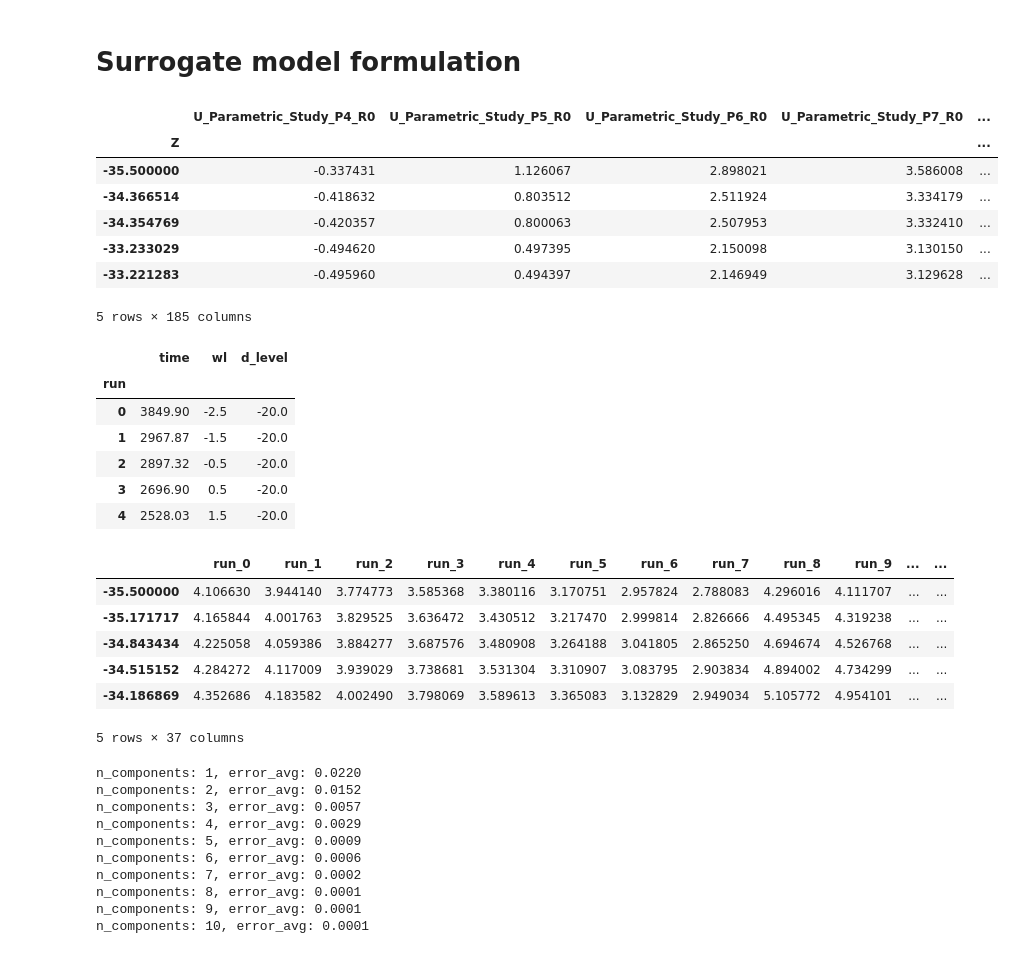
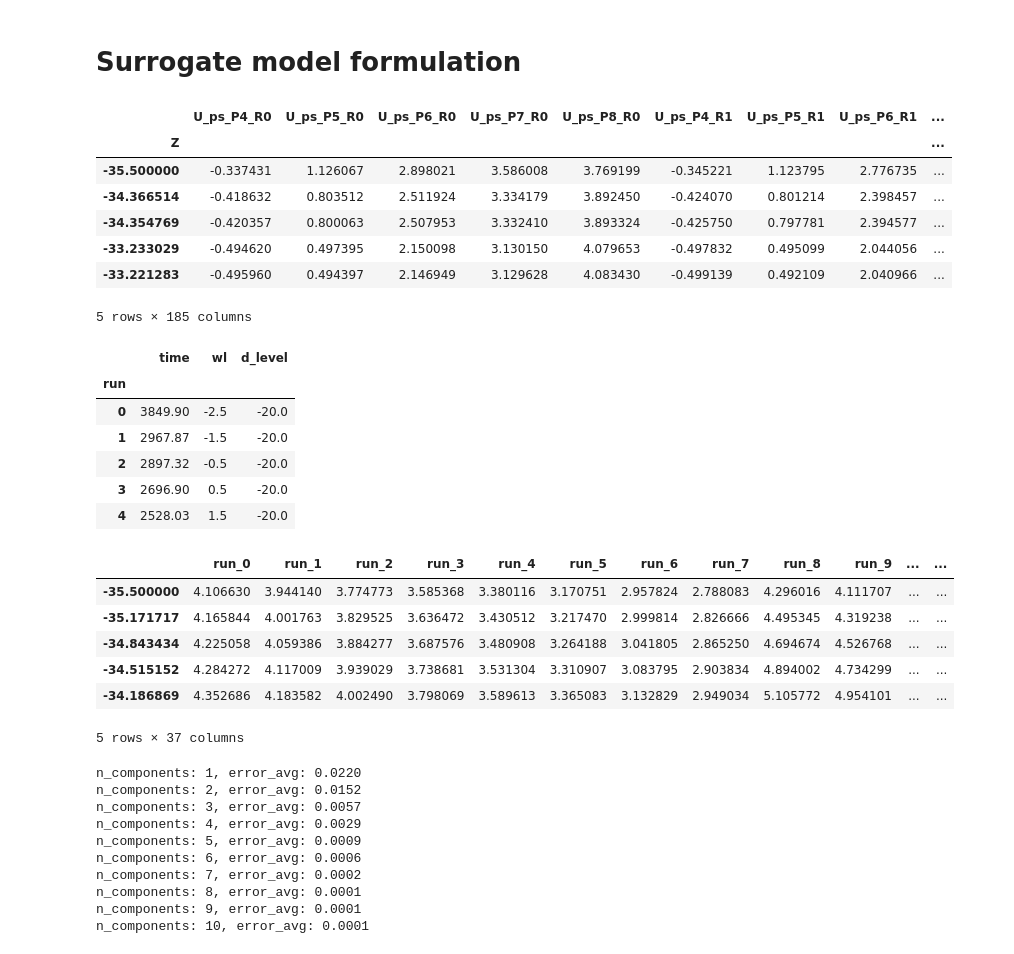
Before and after one commit to maxblw/Thesis_Max_Blankwater, a Jupyter notebook: Surrogates/ps_surrogate_main.ipynb, the cells around one changed output. Saved outputs shown, nothing was run; the diff lists cells and outputs as text; code cells hidden in the pictures.

Commit message:
parametric study PLAXIS runs

```diff
--- a/Surrogates/ps_surrogate_main.ipynb
+++ b/Surrogates/ps_surrogate_main.ipynb
@@ -13,37 +13,37 @@ from helper_func import plot_pca_reconerror, plot_pca_fields, plot_sobol_indices
 # Surrogate model formulation
 # %%
 # Import samples
-run_name = "Parametric_Study"
+run_name = "ps"
 
 ## Deformation and parameter logs
-U_raw = pd.read_csv(f"..\\Data\\FEM_Samples\\Parametric_Study\\{run_name}_BP_U.csv", index_col=0)
-param = pd.read_csv(f"..\\Data\\FEM_Samples\\Parametric_Study\\{run_name}_log.csv", index_col=0)
+U_raw = pd.read_csv(f"..\\Data\\FEM_Samples\\Parametric_Study\\{run_name}\\{run_name}_BP_U.csv", index_col=0)
+param = pd.read_csv(f"..\\Data\\FEM_Samples\\Parametric_Study\\{run_name}\\{run_name}_log.csv", index_col=0)
 Z_raw = U_raw.index.values
 Z = np.linspace(Z_raw[0], Z_raw[-1], 100)
 
 display(U_raw.head())
 display(param.head())
 
 ## Preprocess samples
 U = pd.DataFrame(index=Z)
 for run in param.index:
     U_temp = pd.DataFrame(index=Z)
     U_temp[f'run_{run}'] = np.interp(Z, Z_raw, U_raw[f"U_{run_name}_P8_R{run}"] - U_raw[f"U_{run_name}_P4_R{run}"])
     # U_temp[f'run_{run}'] -= U_temp[f'run_{run}'].iloc[0]
 
     U = pd.concat([U, U_temp], axis=1)
 
 display(U.head())
 U = U.T.values
 X = param.drop(columns=['time']).copy().values
 # %% [output]
-|  | U_Parametric_Study_P4_R0 | U_Parametric_Study_P5_R0 | U_Parametric_Study_P6_R0 | U_Parametric_Study_P7_R0 | ... |
-| Z |  |  |  |  | ... |
-| -35.500000 | -0.337431 | 1.126067 | 2.898021 | 3.586008 | ... |
-| -34.366514 | -0.418632 | 0.803512 | 2.511924 | 3.334179 | ... |
-| -34.354769 | -0.420357 | 0.800063 | 2.507953 | 3.332410 | ... |
-| -33.233029 | -0.494620 | 0.497395 | 2.150098 | 3.130150 | ... |
-| -33.221283 | -0.495960 | 0.494397 | 2.146949 | 3.129628 | ... |
+|  | U_ps_P4_R0 | U_ps_P5_R0 | U_ps_P6_R0 | U_ps_P7_R0 | U_ps_P8_R0 | U_ps_P4_R1 | U_ps_P5_R1 | U_ps_P6_R1 | ... |
+| Z |  |  |  |  |  |  |  |  | ... |
+| -35.500000 | -0.337431 | 1.126067 | 2.898021 | 3.586008 | 3.769199 | -0.345221 | 1.123795 | 2.776735 | ... |
+| -34.366514 | -0.418632 | 0.803512 | 2.511924 | 3.334179 | 3.892450 | -0.424070 | 0.801214 | 2.398457 | ... |
+| -34.354769 | -0.420357 | 0.800063 | 2.507953 | 3.332410 | 3.893324 | -0.425750 | 0.797781 | 2.394577 | ... |
+| -33.233029 | -0.494620 | 0.497395 | 2.150098 | 3.130150 | 4.079653 | -0.497832 | 0.495099 | 2.044056 | ... |
+| -33.221283 | -0.495960 | 0.494397 | 2.146949 | 3.129628 | 4.083430 | -0.499139 | 0.492109 | 2.040966 | ... |
 5 rows × 185 columns
 |  | time | wl | d_level |
 | run |  |  |  |
```
Also changed, not shown: 43 other files.
